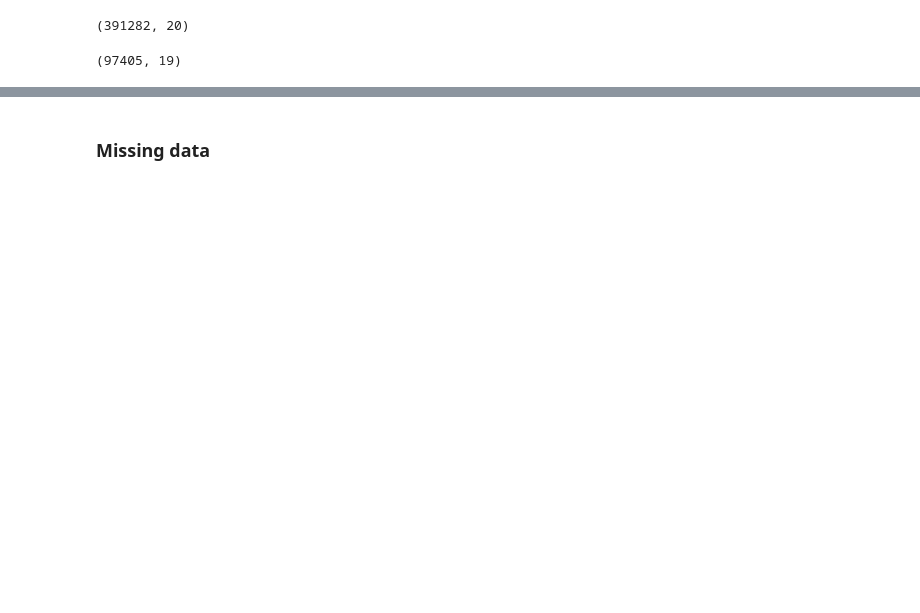
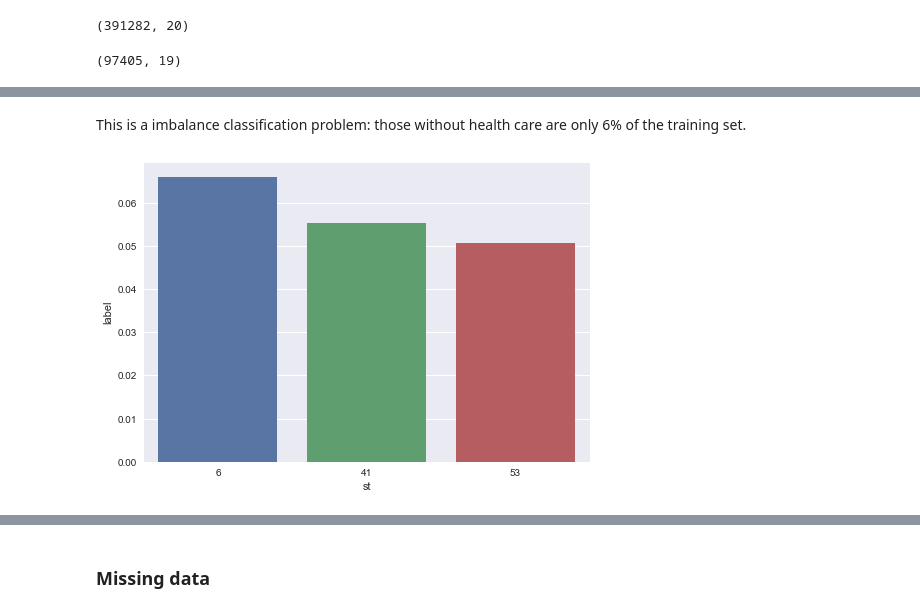
Before and after one commit to sdaza/imbalance-classification, a Jupyter notebook: EDA.ipynb, the cells around one changed output, grey strips where cells are left out. Saved outputs shown, nothing was run; the diff lists cells and outputs as text; code cells hidden in the pictures; blank space fills up the shorter version.

```diff
--- a/EDA.ipynb
+++ b/EDA.ipynb
@@ -8,8 +8,20 @@ import numpy as np
 import pandas as pd
 import matplotlib.pyplot as plt
 import seaborn as sns
+from sklearn.svm import LinearSVC
+from sklearn.model_selection import train_test_split
+from sklearn import metrics as met
+from imblearn.metrics import classification_report_imbalanced
+from imblearn import over_sampling as os
+from imblearn import under_sampling as us
+from imblearn import pipeline as pl
+from imblearn.combine import SMOTEENN
+import scikitplot as skplt
+import matplotlib.pyplot as plt
 import re
 plt.style.use('seaborn')
+import seaborn as sns
+sns.set(style="darkgrid", color_codes=True)
 # %%
 train = pd.read_json('train.json')
 train.shape
@@ -22,0 +60,4 @@ test.shape
+# %% [markdown]
+This is a imbalance classification problem: those without health care are only 6% of the training set.
+# %%
+train['label'] = [1 if i== 'Without Healthcare' else 0 for i in train['hicov']]
@@ -22,0 +66,4 @@ test.shape
+# %%
+sns.barplot(y='label', x='st', ci=None,data=train);
+# %% [output]
+[figure, added]
```
Also changed, not shown: parts of 85 cells of this notebook.
